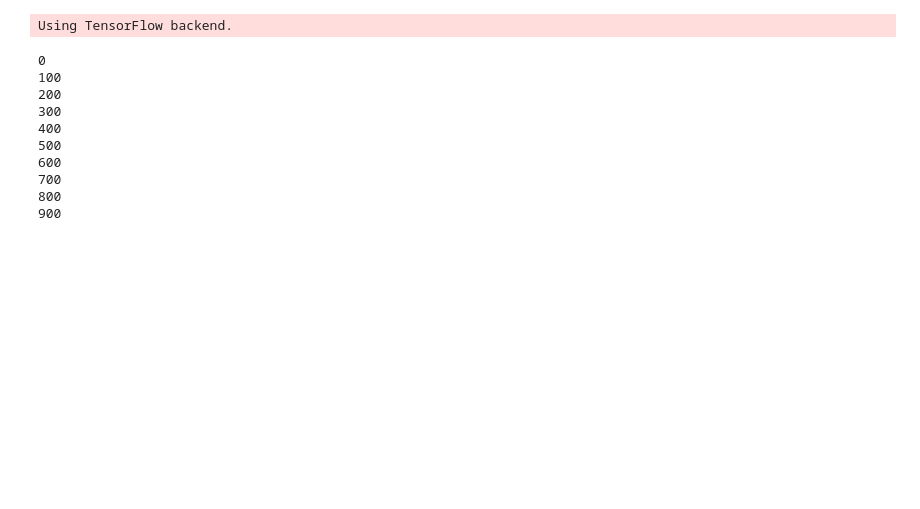
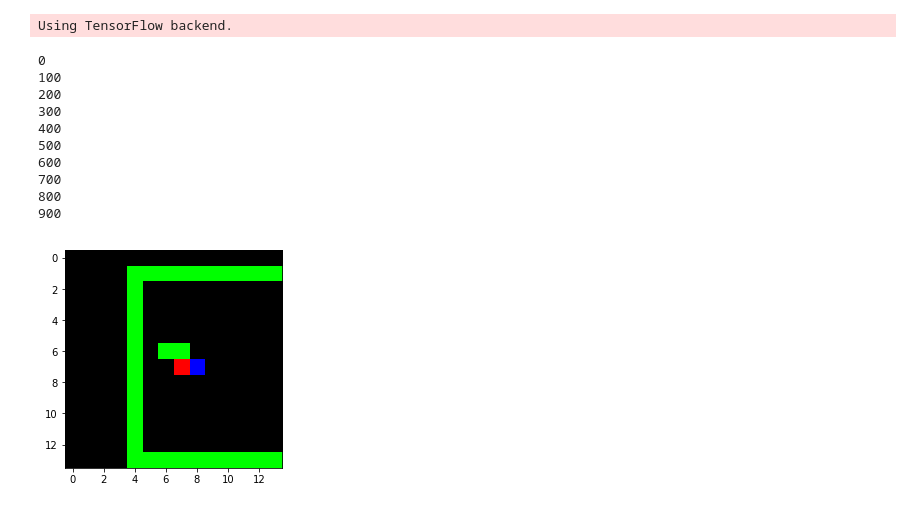
Before and after one commit to JonComo/snake, a Jupyter notebook: snake.ipynb, the cells around one changed output. Saved outputs shown, nothing was run; the diff lists cells and outputs as text; code cells hidden in the pictures; blank space fills up the shorter version.

```diff
--- a/snake.ipynb
+++ b/snake.ipynb
@@ -187,6 +208,12 @@ for i in range(1000):
 700
 800
 900
+# %%
+ri = np.random.choice(range(len(x_train)))
+img = x_train[ri].reshape(env.vis_r*2, env.vis_r*2,3)
+fig = plt.imshow(img)
+# %% [output]
+[figure, added]
 # %%
 _x_train = np.vstack(x_train)
 _y_train = np.vstack(y_train)
```
Also changed, not shown: parts of 8 cells of this notebook.
